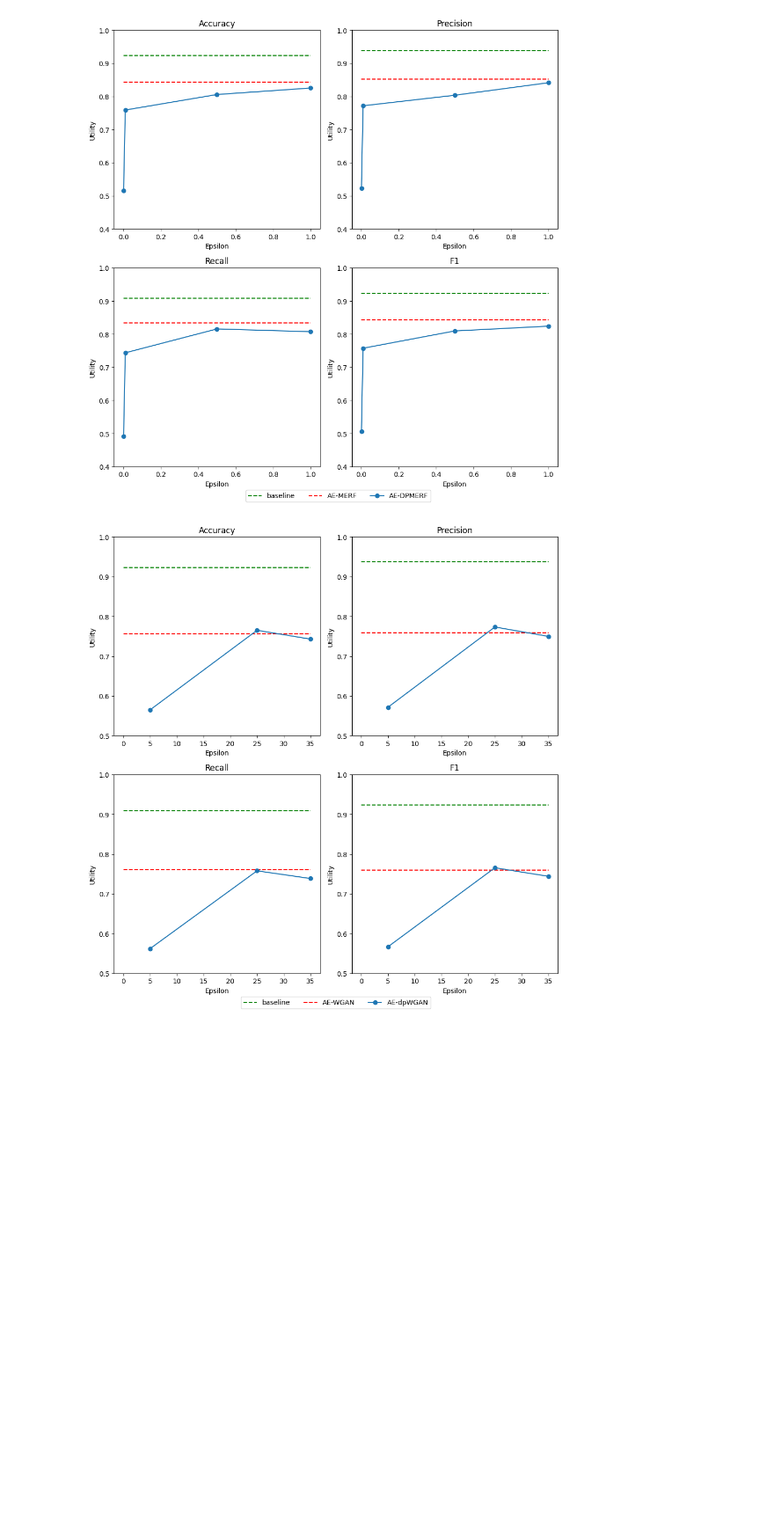
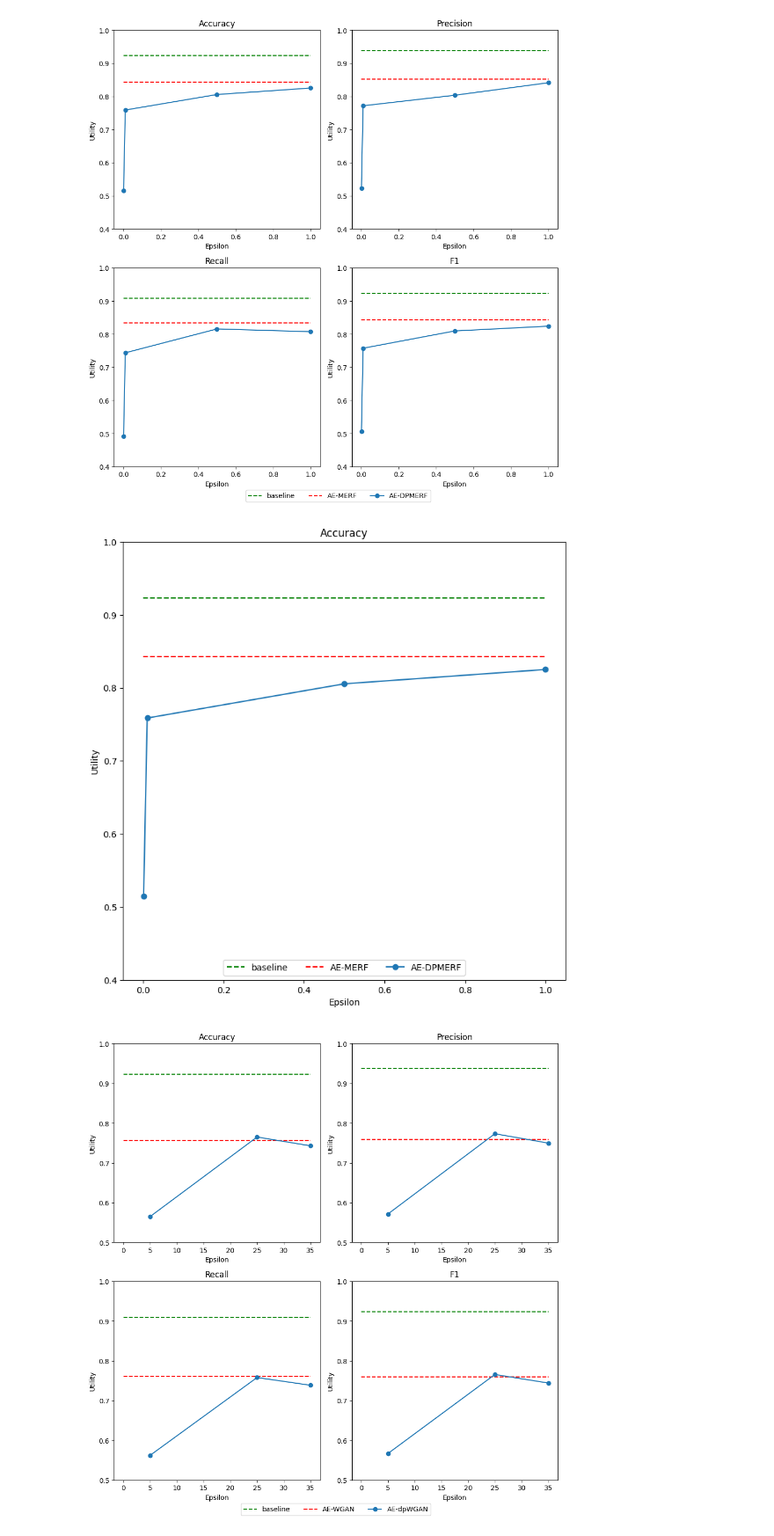
Before and after one commit to sjjtu/MAthesis, a Jupyter notebook: code/results.ipynb, the cells around one changed output. Shown at 88% size. Cells and saved outputs as stored; diff of their text form; code cells hidden in the pictures; blank space fills up the shorter version.

```diff
--- a/code/results.ipynb
+++ b/code/results.ipynb
@@ -62,6 +62,25 @@ plt.legend(["baseline", "AE-MERF", "AE-DPMERF"], bbox_to_anchor=(0.4, -0.1), nco
 plt.show()
 # %% [output]
 [figure]
+# %%
+plt.figure(figsize=(15,15))
+titles = ["Accuracy", "Precision", "Recall", "F1"]
+for i in range(1):
+    plt.subplot(2,2,i+1)
+    plt.title(titles[i])
+    plt.hlines(baseline[i], 0, 1, linestyle="--", color="green")
+    plt.hlines(aemerf[i],0 , 1, linestyle="--", color="red")
+    plt.ylim([0.4, 1.0])
+    plt.plot([0.001, 0.01, 0.5, 1.0], [aedpmerf_eps001[i], aedpmerf_eps01[i], aedpmerf_eps05[i], aedpmerf_eps1[i]], marker="o")
+
+    plt.xlabel("Epsilon")
+    plt.ylabel("Utility")
+    plt.tight_layout()
+
+plt.legend(["baseline", "AE-MERF", "AE-DPMERF"], loc="lower center", ncol=3)
+plt.show()
+# %% [output]
+[figure, added]
 # %%
 plt.figure(figsize=(10,10))
 titles = ["Accuracy", "Precision", "Recall", "F1"]
```
Also changed, not shown: parts of 5 cells of this notebook, 31 other files.
